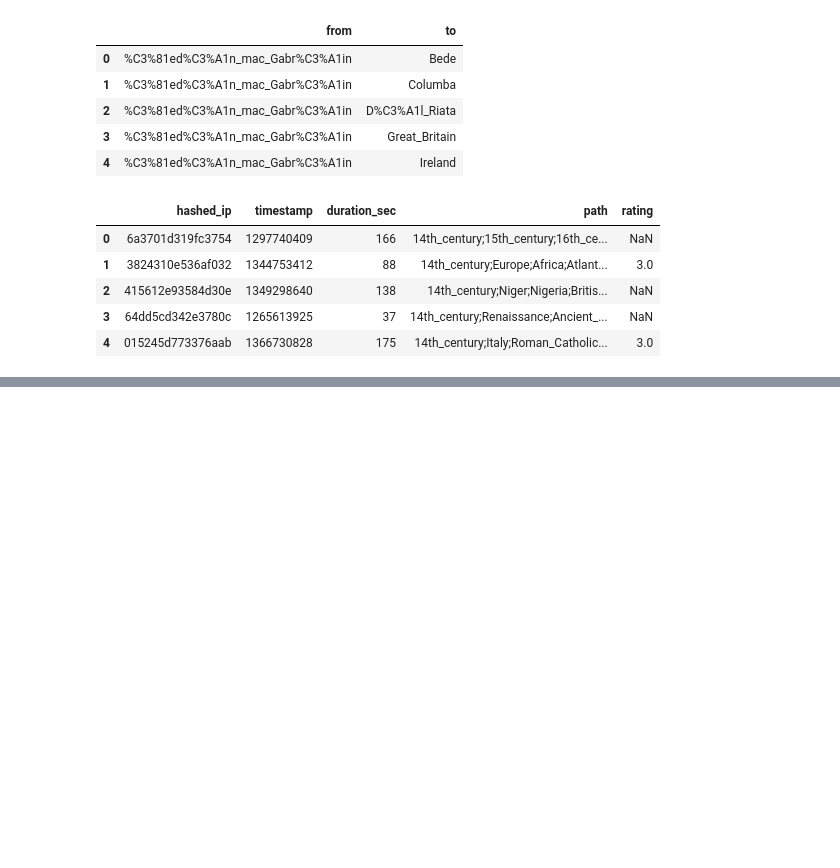
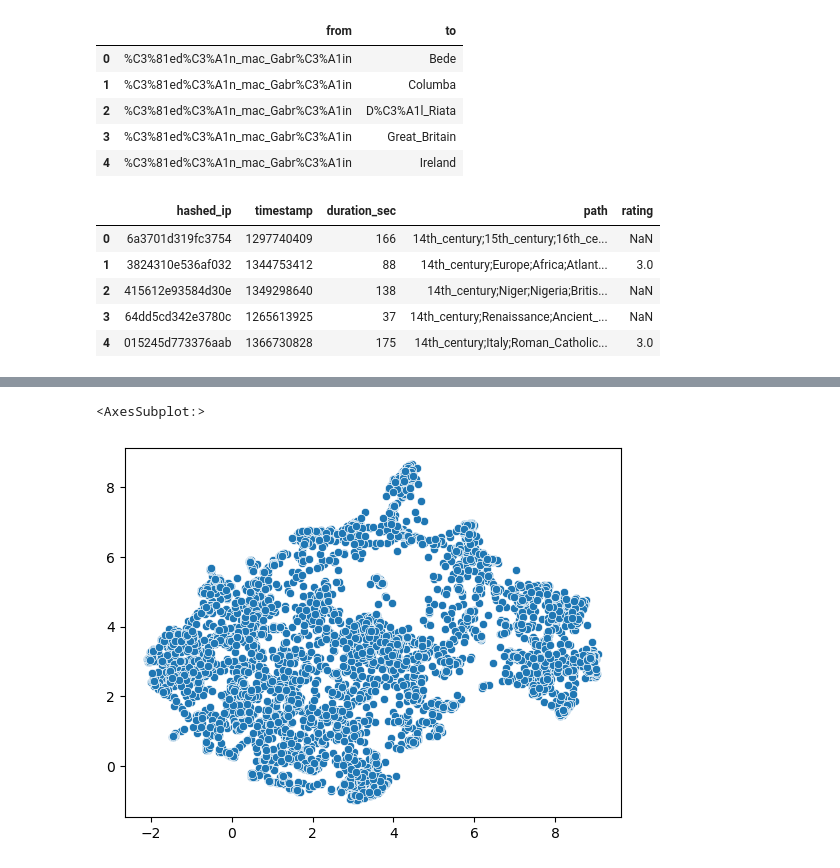
Before and after one commit to epfl-ada/ada-2022-project-deadmaus, a Jupyter notebook: graph_analysis.ipynb, the cells around one changed output, grey strips where cells are left out. Saved outputs shown, nothing was run; the diff lists cells and outputs as text; code cells hidden in the pictures; blank space fills up the shorter version.

Commit message:
add umap node2vec visualization

```diff
--- a/graph_analysis.ipynb
+++ b/graph_analysis.ipynb
@@ -5,5 +12,5 @@ import node2vec
 # %%
-links_2009 = pd.read_csv('../wikispeedia_paths-and-graph/links.tsv', delim_whitespace=True, names=['from', 'to'], comment='#')
+links_2009 = pd.read_csv('./wikispeedia_paths-and-graph/links.tsv', delim_whitespace=True, names=['from', 'to'], comment='#')
 links_2009.head()
 # %% [output]
 |  | from | to |
@@ -25,7 +32,7 @@ wikispeedia_paths.head()
 | 3 | 64dd5cd342e3780c | 1265613925 | 37 | 14th_century;Renaissance;Ancient_... | NaN |
 | 4 | 015245d773376aab | 1366730828 | 175 | 14th_century;Italy;Roman_Catholic... | 3.0 |
 # %%
-graph_2009 = networkx.DiGraph()
+graph_2009 = nx.DiGraph()
 
 for l, r in links_2009.iterrows():
     graph_2009.add_edge(r['from'], r['to'])
@@ -48,0 +55,10 @@ ValueError: too many values to unpack (expected 2)
+# %%
+MODEL_PATH_2009 = './models/n2v_2009.model'
+if os.path.isfile(MODEL_PATH_2009):
+    model_2009 = gensim.models.word2vec.Word2Vec.load(MODEL_PATH_2009)
+else:
+    n2v_2009 = Node2Vec(graph_2009, dimensions=128, walk_length=4, num_walks=2000, workers=8)
+    model_2009 = n2v_2009.fit()
+    model_2009.save(MODEL_PATH_2009)
+
+model_2009.wv['Sweden']
@@ -48,0 +111,8 @@ ValueError: too many values to unpack (expected 2)
+# %%
+reducer = umap.UMAP()
+embedding_2009 = reducer.fit_transform(model_2009.wv.get_normed_vectors())
+embedding_2009.shape
+sns.scatterplot(x=embedding_2009[:, 0], y=embedding_2009[:, 1])
+# %% [output]
+<AxesSubplot:>
+[figure, added]
```
Also changed, not shown: parts of 8 cells of this notebook.
